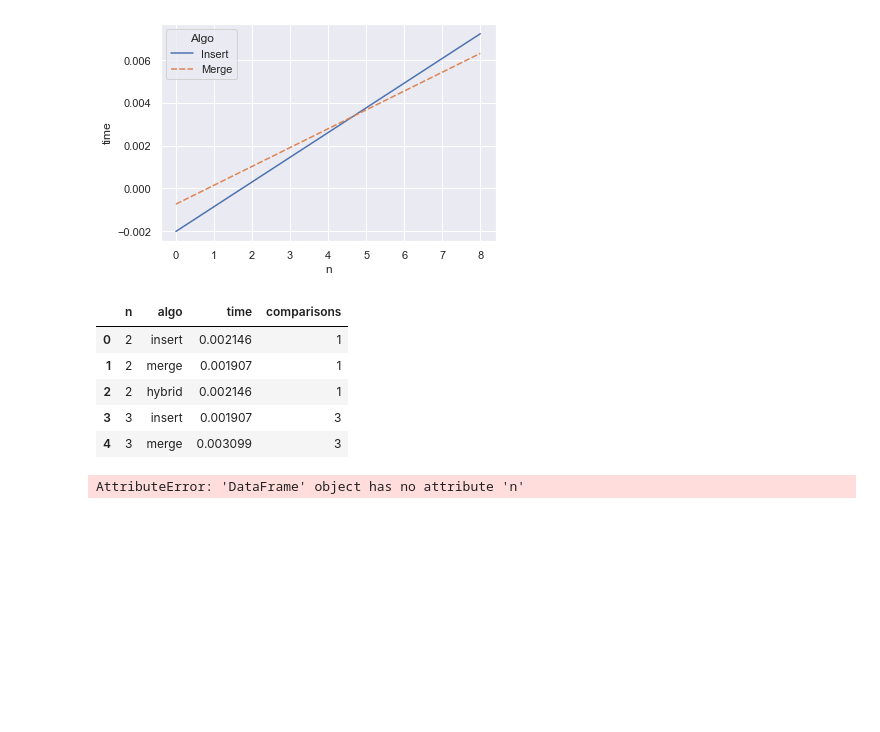
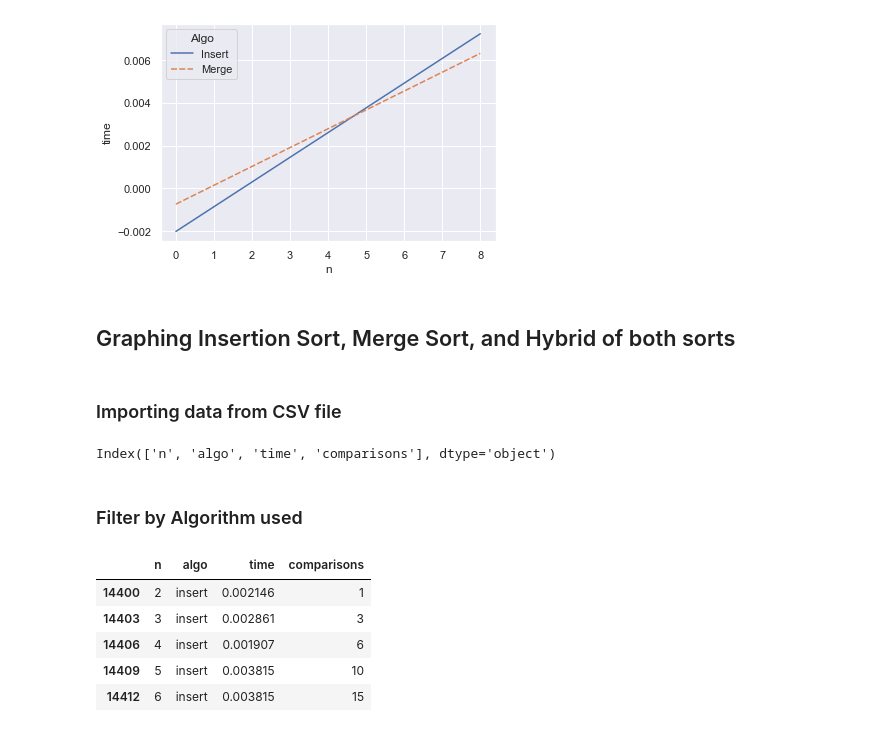
Before and after one commit to TsienJin/SC2001-Group-Projects, a Jupyter notebook: Proj1/Findings.ipynb, the cells around one changed output. Saved outputs shown, nothing was run; the diff lists cells and outputs as text; code cells hidden in the pictures; blank space fills up the shorter version.

```diff
--- a/Proj1/Findings.ipynb
+++ b/Proj1/Findings.ipynb
@@ -163,25 +163,30 @@ sns.lineplot(data=predDataDF, x='n', y='time', hue='Algo', style='Algo')
 # %% [output]
 <AxesSubplot:xlabel='n', ylabel='time'>
 [figure]
+# %% [markdown]
+## Graphing Insertion Sort, Merge Sort, and Hybrid of both sorts
+# %% [markdown]
+### Importing data from CSV file
 # %%
 # Import data for all 3 sorts
 
-dataInsertMergeHybridSmallN = pd.read_csv("./result/result_InsertMergeHybridFocusedN_4.csv")
+# dataInsertMergeHybridSmallN = pd.read_csv("./result/result_InsertMergeHybridFocusedN_4.csv")
+dataInsertMergeHybridSmallN = pd.read_csv("./result/EDIT.csv")
 
 dataInsertMergeHybridSmallN.head()
 # %% [output]
-|  | n | algo | time | comparisons |
-| 0 | 2 | insert | 0.002146 | 1 |
-| 1 | 2 | merge | 0.001907 | 1 |
-| 2 | 2 | hybrid | 0.002146 | 1 |
-| 3 | 3 | insert | 0.001907 | 3 |
-| 4 | 3 | merge | 0.003099 | 3 |
+Index(['n', 'algo', 'time', 'comparisons'], dtype='object')
+# %% [markdown]
+### Filter by Algorithm used
 # %%
-# WIP
-# dataInsertSmallN = dataInsertMergeHybridSmallN[(dataInsertMergeHybridSmallN.n == "insert")]
-# dataMergeSmallN = dataInsertMergeHybridSmallN[dataInsertMergeHybridSmallN.algo == "merge"]
-# dataHybridSmallN = dataInsertMergeHybridSmallN[dataInsertMergeHybridSmallN.algo == "hybrid"]
-
-#dataInsertSmallN.head()
+# Filter by algorithm type
+dataInsertSmallN = dataInsertMergeHybridSmallN[(dataInsertMergeHybridSmallN['algo'] == "insert")]
+dataMergeSmallN = dataInsertMergeHybridSmallN[dataInsertMergeHybridSmallN['algo'] == "merge"]
+dataHybridSmallN = dataInsertMergeHybridSmallN[dataInsertMergeHybridSmallN['algo'] == "hybrid"]
 # %% [output]
-AttributeError: 'DataFrame' object has no attribute 'n'
+|  | n | algo | time | comparisons |
+| 14400 | 2 | insert | 0.002146 | 1 |
+| 14403 | 3 | insert | 0.002861 | 3 |
+| 14406 | 4 | insert | 0.001907 | 6 |
+| 14409 | 5 | insert | 0.003815 | 10 |
+| 14412 | 6 | insert | 0.003815 | 15 |
```
Also changed, not shown: parts of 2 cells of this notebook, 1 other file.
